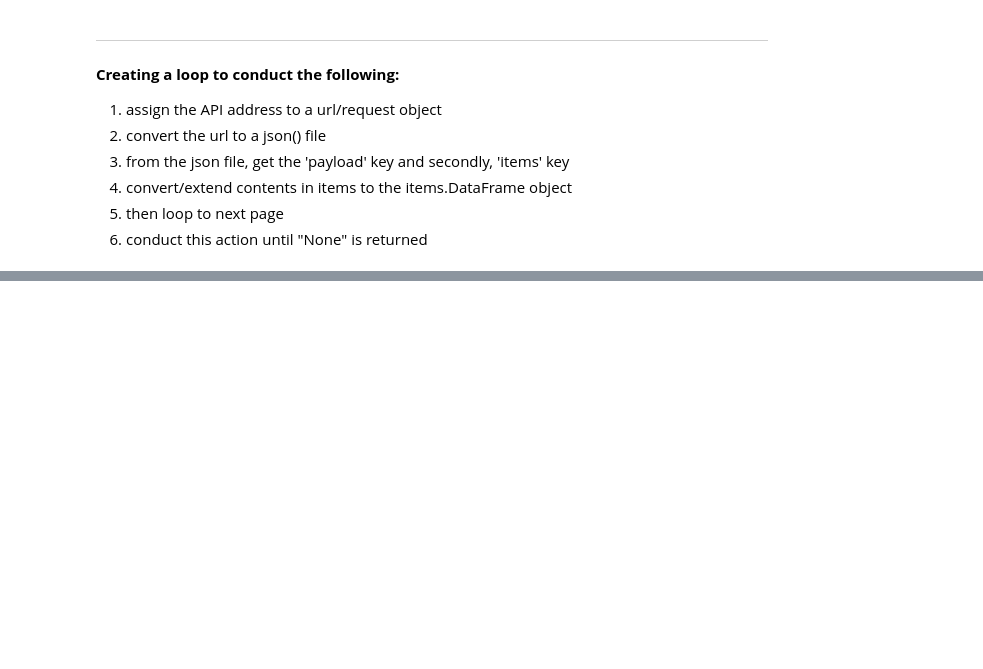
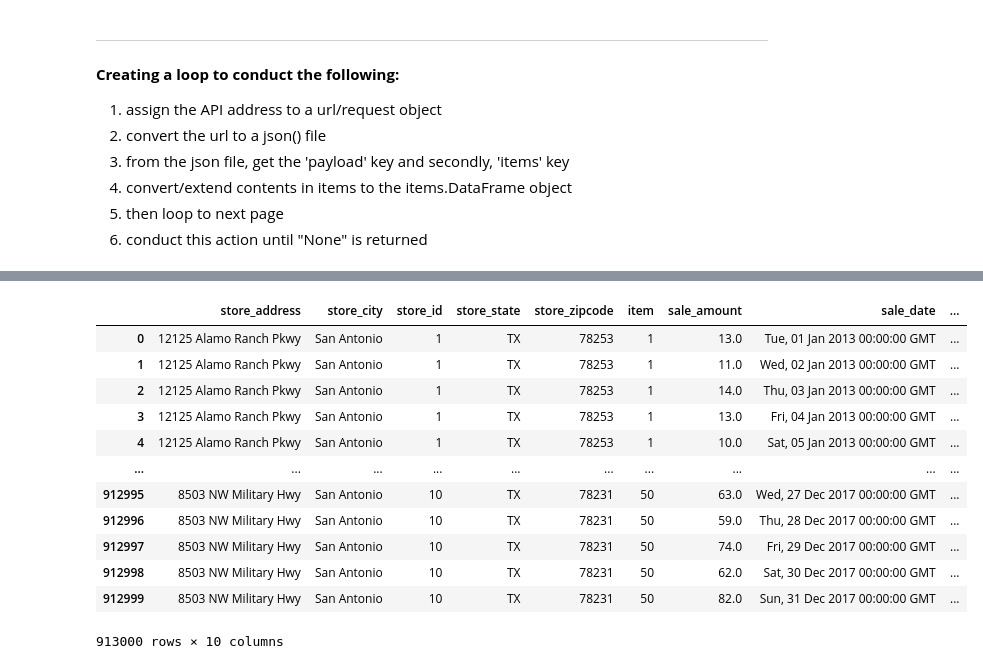
Before and after one commit to mijailmariano/time-series-exercises, a Jupyter notebook: acquire.ipynb, the cells around one changed output, grey strips where cells are left out. Drawn from its saved outputs; the diff is of its cells as text; code cells hidden in the pictures; blank space fills up the shorter version.

```diff
--- a/acquire.ipynb
+++ b/acquire.ipynb
@@ -224,0 +430,5 @@ TypeError: can only concatenate str (not "NoneType") to str
+# %%
+# number of total pages in API
+
+pages = data['payload']['max_page'] # 183 pages
+print(f'total number of pages in payload/items api: {pages} pages')
@@ -224,0 +437,32 @@ TypeError: can only concatenate str (not "NoneType") to str
+# %%
+# let's get loopy
+
+# initial api url for connecting
+url = 'https://python.zgulde.net/api/v1/sales'
+
+# empty container list to hold data while looping through sales pages
+sales = []
+
+for page in range(pages):
+
+    # use the initial url to create the response object
+    response = requests.get(url)
+
+    # convert response to json object
+    data = response.json()
+
+    # extend/append results from 'sales' key
+    sales.extend(data['payload']['sales'])
+
+    # check if next page is == 'none', if yes -- create the sales dataframe with current data
+    if data['payload']['next_page'] == None:
+        sales = pd.DataFrame(sales)
+        break
+
+    # if there are remaining pages, continue to next page by updating the url
+    else:
+        url = 'https://python.zgulde.net/' + data['payload']['next_page']
+
+print()
+print(f'shape of items dataframe: {sales.shape}')
+sales.head() # checks out!
@@ -224,0 +521,18 @@ TypeError: can only concatenate str (not "NoneType") to str
+# %%
+# notes (come back to this)
+
+stores.merge(sales, left_on = "store_id", right_on = "store")
+# %% [output]
+|  | store_address | store_city | store_id | store_state | store_zipcode | item | sale_amount | sale_date | ... |
+| 0 | 12125 Alamo Ranch Pkwy | San Antonio | 1 | TX | 78253 | 1 | 13.0 | Tue, 01 Jan 2013 00:00:00 GMT | ... |
+| 1 | 12125 Alamo Ranch Pkwy | San Antonio | 1 | TX | 78253 | 1 | 11.0 | Wed, 02 Jan 2013 00:00:00 GMT | ... |
+| 2 | 12125 Alamo Ranch Pkwy | San Antonio | 1 | TX | 78253 | 1 | 14.0 | Thu, 03 Jan 2013 00:00:00 GMT | ... |
+| 3 | 12125 Alamo Ranch Pkwy | San Antonio | 1 | TX | 78253 | 1 | 13.0 | Fri, 04 Jan 2013 00:00:00 GMT | ... |
+| 4 | 12125 Alamo Ranch Pkwy | San Antonio | 1 | TX | 78253 | 1 | 10.0 | Sat, 05 Jan 2013 00:00:00 GMT | ... |
+| ... | ... | ... | ... | ... | ... | ... | ... | ... | ... |
+| 912995 | 8503 NW Military Hwy | San Antonio | 10 | TX | 78231 | 50 | 63.0 | Wed, 27 Dec 2017 00:00:00 GMT | ... |
+| 912996 | 8503 NW Military Hwy | San Antonio | 10 | TX | 78231 | 50 | 59.0 | Thu, 28 Dec 2017 00:00:00 GMT | ... |
+| 912997 | 8503 NW Military Hwy | San Antonio | 10 | TX | 78231 | 50 | 74.0 | Fri, 29 Dec 2017 00:00:00 GMT | ... |
+| 912998 | 8503 NW Military Hwy | San Antonio | 10 | TX | 78231 | 50 | 62.0 | Sat, 30 Dec 2017 00:00:00 GMT | ... |
+| 912999 | 8503 NW Military Hwy | San Antonio | 10 | TX | 78231 | 50 | 82.0 | Sun, 31 Dec 2017 00:00:00 GMT | ... |
+913000 rows × 10 columns
```
Also changed, not shown: parts of 29 cells of this notebook, 2 other files.
